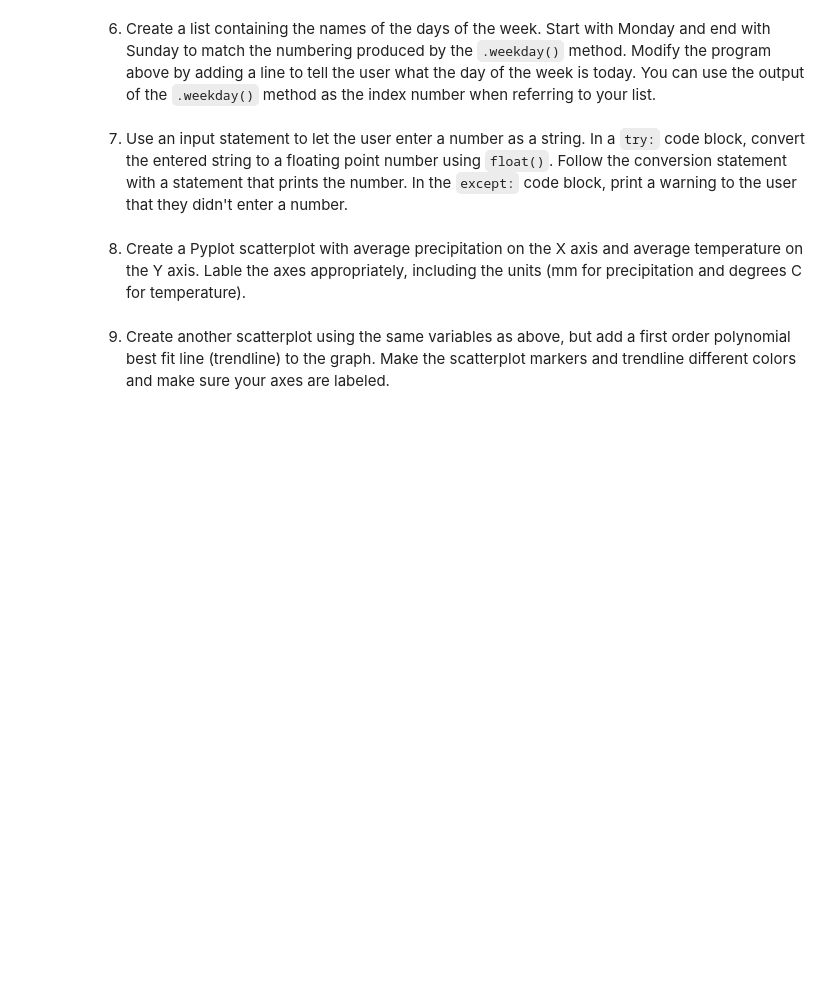
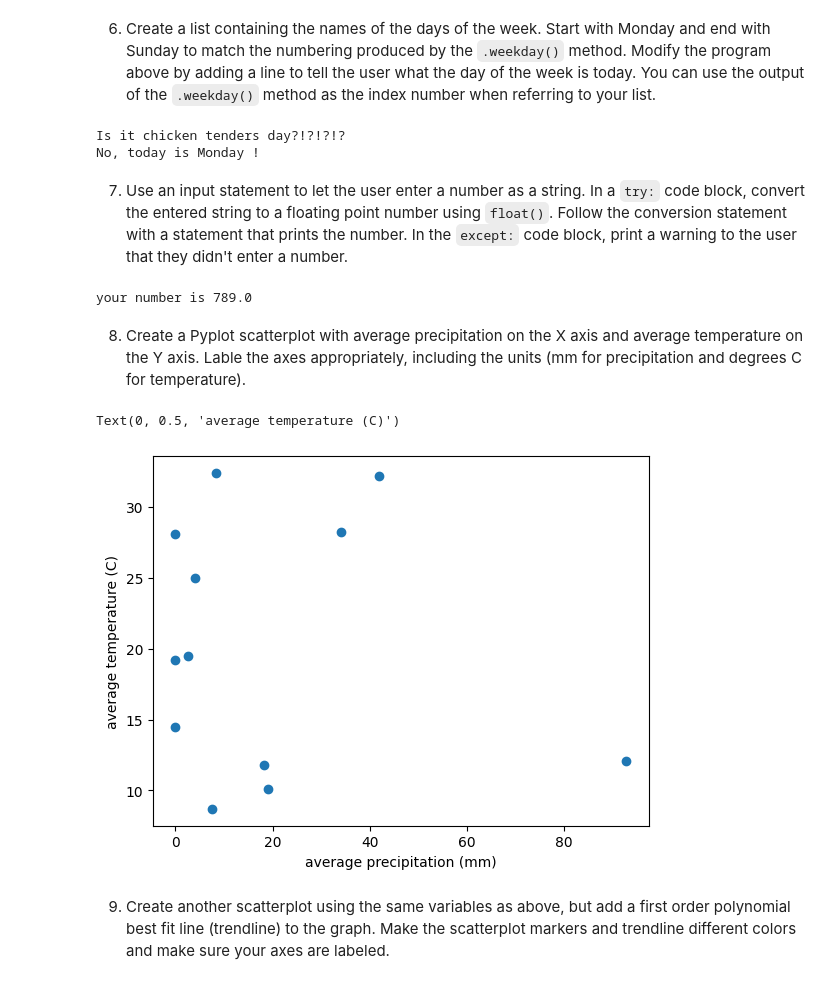
Before and after one commit to wanam4/EES2580, a Jupyter notebook: ees4_practice.ipynb, the cells around one changed output. Saved outputs shown, nothing was run; the diff lists cells and outputs as text; code cells hidden in the pictures; blank space fills up the shorter version.

```diff
--- a/ees4_practice.ipynb
+++ b/ees4_practice.ipynb
@@ -59,12 +86,43 @@ After you add up all of the values, print the value of the average precipitation
 # %% [markdown]
 6. Create a list containing the names of the days of the week. Start with Monday and end with Sunday to match the numbering produced by the `.weekday()` method. Modify the program above by adding a line to tell the user what the day of the week is today. You can use the output of the `.weekday()` method as the index number when referring to your list.
+# %%
+# create a list containing the days of the week and mathc the numbering produced by the .weekday() method
+from datetime import date
+print("Is it chicken tenders day?!?!?!?")
+if date.today().weekday() == 3:
+    print("Yes :D")
+else:
+    print("No, today is",days_of_week[date.today().weekday()],"!")
+# %% [output]
+Is it chicken tenders day?!?!?!?
+No, today is Monday !
 # %% [markdown]
 7. Use an input statement to let the user enter a number as a string. In a `try:` code block, convert the entered string to a floating point number using `float()`. Follow the conversion statement with a statement that prints the number. In the `except:` code block, print a warning to the user that they didn't enter a number.
+# %%
+number_str = input("enter a number pls")
+try:
+    number_ft = float(number_str)
+    print('your number is', number_ft)
+except:
+    print("that's not a number!")
+# %% [output]
+your number is 789.0
 # %% [markdown]
 8. Create a Pyplot scatterplot with average precipitation on the X axis and average temperature on the Y axis. Lable the axes appropriately, including the units (mm for precipitation and degrees C for temperature).
 # %%
+import matplotlib.pyplot as plt
 import pandas as pd
 climate = pd.read_csv('https://github.com/HeardLibrary/digital-scholarship/raw/master/data/codegraf/mesa_climate.csv')
 climate = climate.set_index('month')
+
+fig = plt.figure()
+ax = fig.add_subplot(1, 1, 1)
+ax.scatter(climate.ppt, climate['tavg'])
+
+ax.set_xlabel('average precipitation (mm)')
+ax.set_ylabel('average temperature (C)')
+# %% [output]
+Text(0, 0.5, 'average temperature (C)')
+[figure, added]
 # %% [markdown]
 9. Create another scatterplot using the same variables as above, but add a first order polynomial best fit line (trendline) to the graph. Make the scatterplot markers and trendline different colors and make sure your axes are labeled.
```
Also changed, not shown: parts of 5 cells of this notebook.
